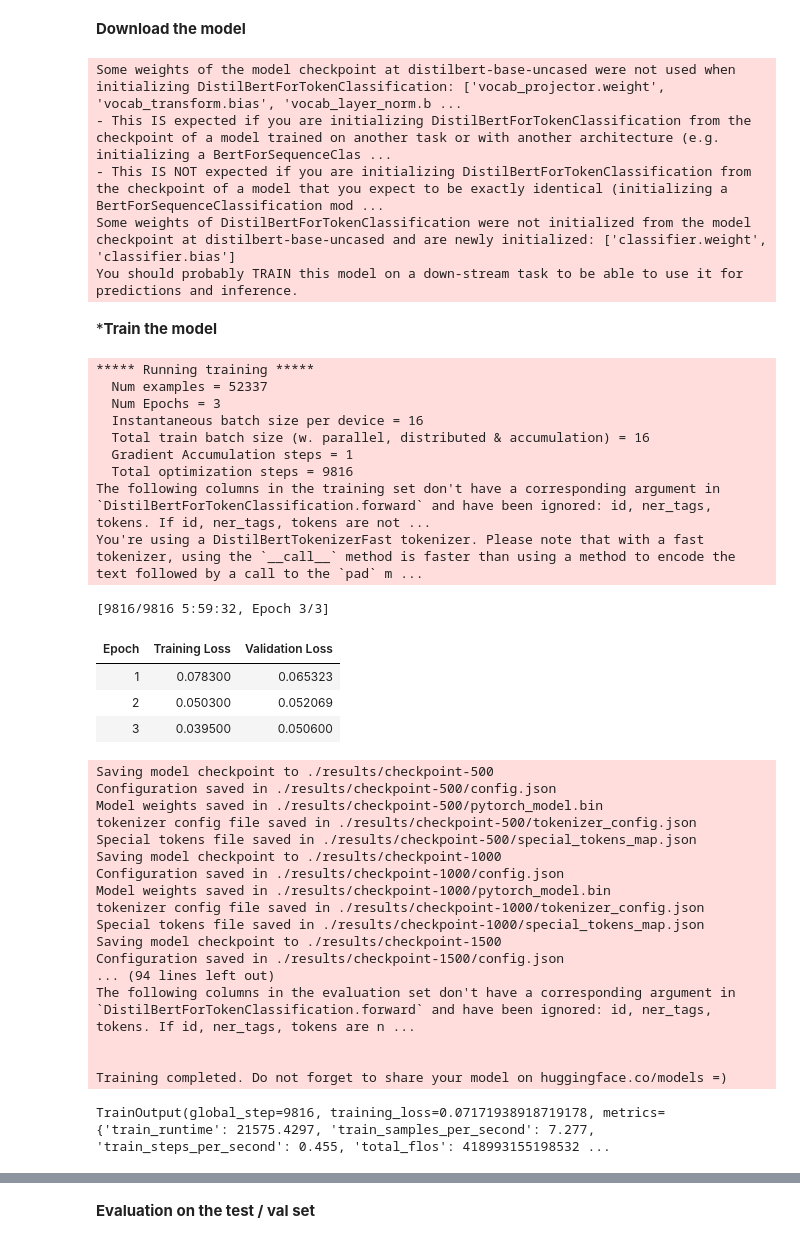
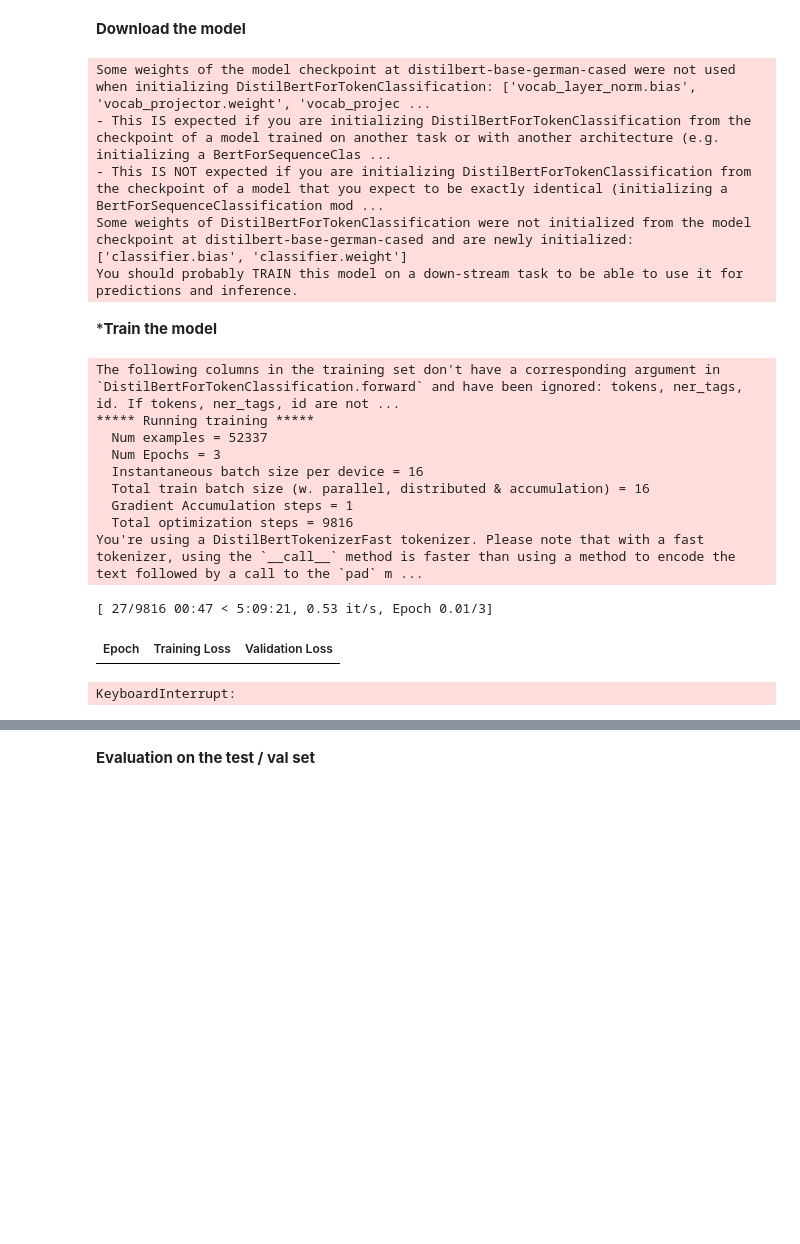
Before and after one commit to mystreamer/nb_ba, a Jupyter notebook: ORL/OpinionRoleLabeling_NER.ipynb, the cells around one changed output, grey strips where cells are left out. Drawn from its saved outputs; the diff is of its cells as text; code cells hidden in the pictures; blank space fills up the shorter version.

Commit message:
Adapt ORL to Train, test, val split
Before the split was only train and test

```diff
--- a/ORL/OpinionRoleLabeling_NER.ipynb
+++ b/ORL/OpinionRoleLabeling_NER.ipynb
@@ -71,19 +77,36 @@ def align_sentences(real_sentences, masked_sentences, NER_labels):
         })
     return dataset
 
+aligned_sents = align_sentences(real_sents, masked_sents, NER_labels)
 
-dataset = align_sentences(real_sents, masked_sents, NER_labels)
-
-print(dataset[:10])
+print(aligned_sents[:10])
 # %% [output]
 [{'id': 0, 'ner_tags': [0, 0, 0, 0, 0, 0, 0, 0, 0, 0, 0, 0, 0, 0, 0, 2, 0, 0, 0, 0, 1, 0, 0, 0, 0, 0, 0, 0], 'tokens': ['Das', 'immer', 'wieder', 'mit', 'dem', 'Separatismus', 'liebäugelnde', 'französ ...
 # %%
 # Make a huggingface dataset out of the record-based dataset
-from datasets import Dataset
+from datasets import Dataset, DatasetDict, load_from_disk
 
-dataset = Dataset.from_list(dataset)
-dataset = dataset.shuffle(seed=42)
-dataset = dataset.train_test_split(test_size=0.2, shuffle=False)
+if GENERATE_DATASET:
+    dataset = Dataset.from_list(aligned_sents)
+
+    # randomly shuffle
+    dataset = dataset.shuffle(seed=42)
+
+    # dataset = dataset.train_test_split(test_size=0.2, shuffle=False)
+    train_test_dataset = dataset.train_test_split(test_size=0.2, shuffle=False)
+
+    # Split the 10% test + valid in half test, half valid
+    test_valid = train_test_dataset['test'].train_test_split(test_size=0.4, shuffle=False)
+
+    # gather everyone if you want to have a single DatasetDict
+    dataset = DatasetDict({
+        'train': train_test_dataset['train'],
+        'test': test_valid['test'],
+        'valid': test_valid['train']})
+
+    dataset.save_to_disk("./data/split_dataset.hf")
+else:
+    dataset = load_from_disk("./data/split_dataset.hf")
 
 print(dataset)
 # %% [output]
@@ -102,7 +129,7 @@ DatasetDict({
 # %%
 from transformers import AutoTokenizer
 
-tokenizer = AutoTokenizer.from_pretrained("distilbert-base-uncased")
+tokenizer = AutoTokenizer.from_pretrained(BASE_MODEL_NAME)
 # %%
 # tokenize input
 tokenized_input = tokenizer(dataset["train"][0]["tokens"], truncation=True, is_split_into_words=True)
@@ -172,71 +203,51 @@ data_collator = DataCollatorForTokenClassification(tokenizer=tokenizer)
 from transformers import AutoModelForTokenClassification, TrainingArguments, Trainer
 
 # num labels is 4 bcz of the -100 label
-model = AutoModelForTokenClassification.from_pretrained("distilbert-base-uncased", num_labels=4)
+model = AutoModelForTokenClassification.from_pretrained(BASE_MODEL_NAME, num_labels=4)
 # %% [output]
-Some weights of the model checkpoint at distilbert-base-uncased were not used when initializing DistilBertForTokenClassification: ['vocab_projector.weight', 'vocab_transform.bias', 'vocab_layer_norm.b ...
+Some weights of the model checkpoint at distilbert-base-german-cased were not used when initializing DistilBertForTokenClassification: ['vocab_layer_norm.bias', 'vocab_projector.weight', 'vocab_projec ...
 - This IS expected if you are initializing DistilBertForTokenClassification from the checkpoint of a model trained on another task or with another architecture (e.g. initializing a BertForSequenceClas ...
 - This IS NOT expected if you are initializing DistilBertForTokenClassification from the checkpoint of a model that you expect to be exactly identical (initializing a BertForSequenceClassification mod ...
-Some weights of DistilBertForTokenClassification were not initialized from the model checkpoint at distilbert-base-uncased and are newly initialized: ['classifier.weight', 'classifier.bias']
+Some weights of DistilBertForTokenClassification were not initialized from the model checkpoint at distilbert-base-german-cased and are newly initialized: ['classifier.bias', 'classifier.weight']
 You should probably TRAIN this model on a down-stream task to be able to use it for predictions and inference.
 # %% [markdown]
 ***Train the model**
 # %%
 training_args = TrainingArguments(
-    output_dir="./results",
+    output_dir="./data/results",
     evaluation_strategy="epoch",
     learning_rate=2e-5,
     per_device_train_batch_size=16,
     per_device_eval_batch_size=16,
     num_train_epochs=3,
     weight_decay=0.01,
 )
 
 trainer = Trainer(
     model=model,
     args=training_args,
     train_dataset=tokenized_dataset["train"],
-    eval_dataset=tokenized_dataset["test"],
+    eval_dataset=tokenized_dataset["valid"],
     tokenizer=tokenizer,
     data_collator=data_collator,
 )
 
 trainer.train()
 
-trainer.save_model("./models/ORL")
+trainer.save_model("./data/trained_model")
 # %% [output]
+The following columns in the training set don't have a corresponding argument in `DistilBertForTokenClassification.forward` and have been ignored: tokens, ner_tags, id. If tokens, ner_tags, id are not ...
 ***** Running training *****
   Num examples = 52337
   Num Epochs = 3
   Instantaneous batch size per device = 16
   Total train batch size (w. parallel, distributed & accumulation) = 16
   Gradient Accumulation steps = 1
   Total optimization steps = 9816
-The following columns in the training set don't have a corresponding argument in `DistilBertForTokenClassification.forward` and have been ignored: id, ner_tags, tokens. If id, ner_tags, tokens are not ...
 You're using a DistilBertTokenizerFast tokenizer. Please note that with a fast tokenizer, using the `__call__` method is faster than using a method to encode the text followed by a call to the `pad` m ...
-[9816/9816 5:59:32, Epoch 3/3]
+[ 27/9816 00:47 < 5:09:21, 0.53 it/s, Epoch 0.01/3]
 | Epoch | Training Loss | Validation Loss |
-| 1 | 0.078300 | 0.065323 |
-| 2 | 0.050300 | 0.052069 |
-| 3 | 0.039500 | 0.050600 |
-Saving model checkpoint to ./results/checkpoint-500
-Configuration saved in ./results/checkpoint-500/config.json
-Model weights saved in ./results/checkpoint-500/pytorch_model.bin
-tokenizer config file saved in ./results/checkpoint-500/tokenizer_config.json
-Special tokens file saved in ./results/checkpoint-500/special_tokens_map.json
-Saving model checkpoint to ./results/checkpoint-1000
-Configuration saved in ./results/checkpoint-1000/config.json
-Model weights saved in ./results/checkpoint-1000/pytorch_model.bin
-tokenizer config file saved in ./results/checkpoint-1000/tokenizer_config.json
-Special tokens file saved in ./results/checkpoint-1000/special_tokens_map.json
-Saving model checkpoint to ./results/checkpoint-1500
-Configuration saved in ./results/checkpoint-1500/config.json
-... (94 lines left out)
-The following columns in the evaluation set don't have a corresponding argument in `DistilBertForTokenClassification.forward` and have been ignored: id, ner_tags, tokens. If id, ner_tags, tokens are n ...
-
-
-Training completed. Do not forget to share your model on huggingface.co/models =)
+KeyboardInterrupt:
-TrainOutput(global_step=9816, training_loss=0.07171938918719178, metrics={'train_runtime': 21575.4297, 'train_samples_per_second': 7.277, 'train_steps_per_second': 0.455, 'total_flos': 418993155198532 ...
 # %%
 # In case no model was loaded up until now.
 from transformers import AutoTokenizer, AutoModelForTokenClassification
```
Also changed, not shown: parts of 9 cells of this notebook.
